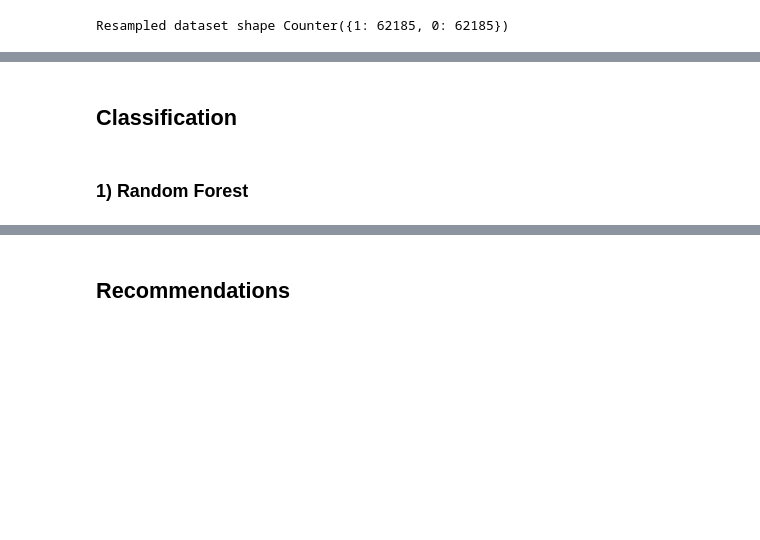
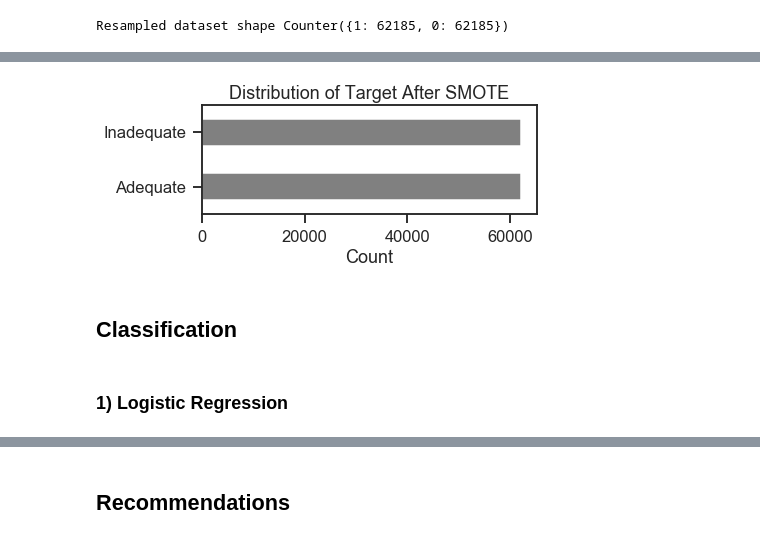
Before and after one commit to seoho926/us-housing-stock, a Jupyter notebook: technical_notebook.ipynb, the cells around one changed output, grey strips where cells are left out. Cells and saved outputs as stored; diff of their text form; code cells hidden in the pictures; blank space fills up the shorter version.

```diff
--- a/technical_notebook.ipynb
+++ b/technical_notebook.ipynb
@@ -113,3 +125,7 @@ Resampled dataset shape Counter({1: 62185, 0: 62185})
+# %%
+SMOTE_graph(y_res,'Distribution of Target After SMOTE')
+# %% [output]
+[figure, added]
 # %%
 X_train, X_test, y_train, y_test = train_test_split(X_res, y_res, test_size=0.2, random_state=42, stratify=y_res)
 # %% [markdown]
@@ -117,6 +133,6 @@ X_train, X_test, y_train, y_test = train_test_split(X_res, y_res, test_size=0.2,
 ## Classification
 # %% [markdown]
 <a id='model1'></a>
-### 1)  Random Forest
+### 1)  Logistic Regression
 # %%
 # Creating a pipeline
```
Also changed, not shown: parts of 47 cells of this notebook, 2 other files.
